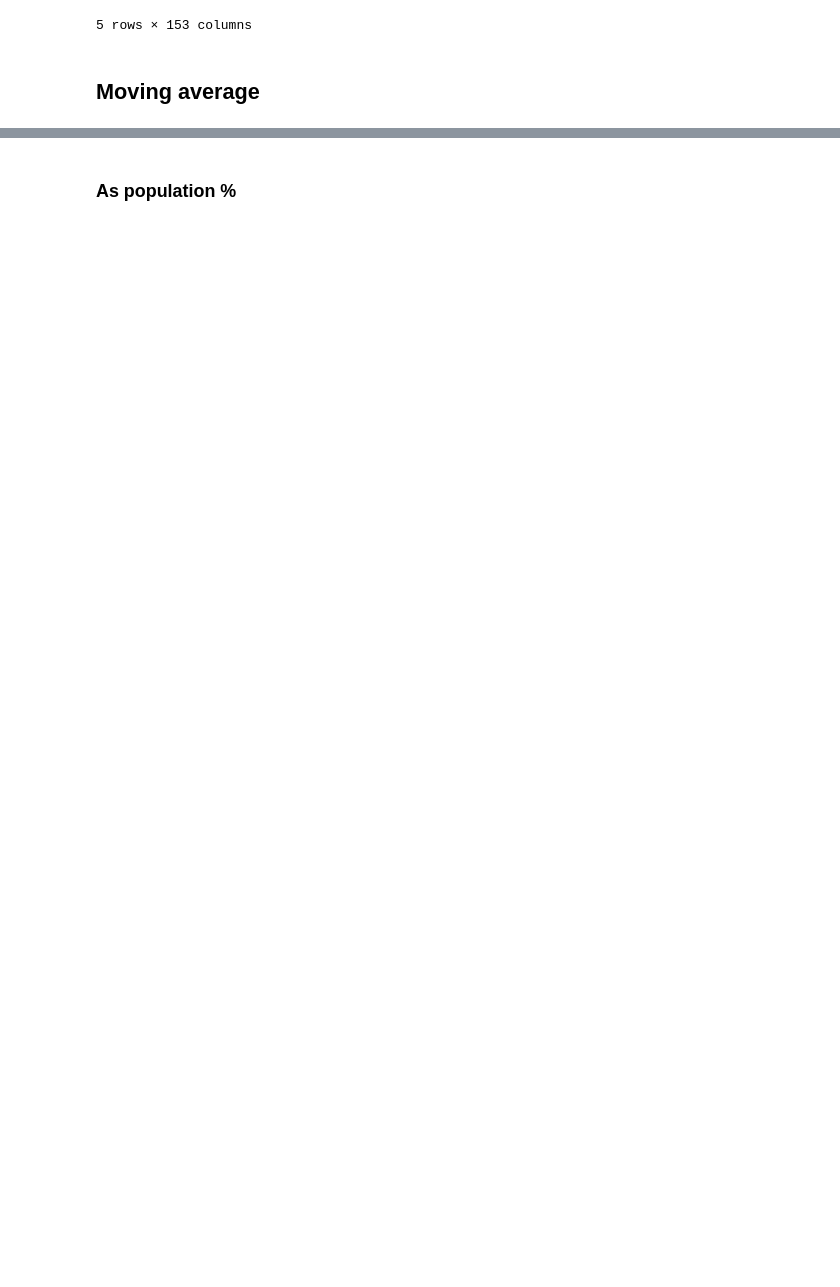
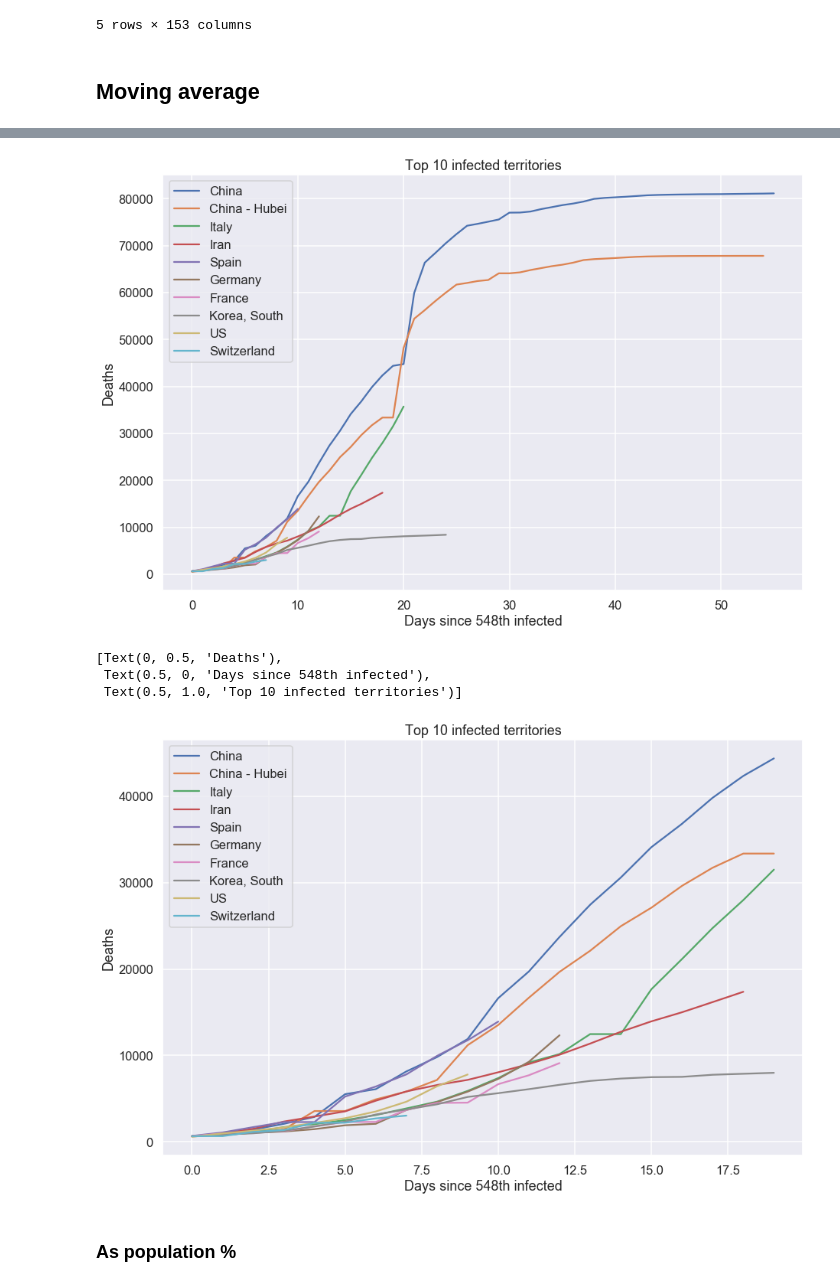
Before and after one commit to bleand/covid-19, a Jupyter notebook: Untitled.ipynb, the cells around one changed output, grey strips where cells are left out. Saved outputs shown, nothing was run; the diff lists cells and outputs as text; code cells hidden in the pictures; blank space fills up the shorter version.

```diff
--- a/Untitled.ipynb
+++ b/Untitled.ipynb
@@ -151,20 +168,26 @@ sns.lineplot(data=csse['absolute'][['non-China-Italy']], markers=True, dashes=Tr
 # %%
 plt.figure(figsize=(15, 10))
 sns.set_context("talk")
 #sns.lineplot(data=csse['confirmed'][['non-China-Italy_daily']], markers=True, dashes=False)
 #sns.lineplot(data=csse['recovered'][['non-China-Italy_daily']], markers=False, dashes=True)
 top_10 = list(csse['confirmed'][territories].iloc[len(csse['confirmed'])-1].sort_values(ascending=False).head(10).index)
 #countries = ['China', 'Italy',  'France', 'Germany', 'Iran', 'Korea, South', 'United Kingdom']#'US',
 for c in top_10:
-    ax = sns.lineplot(x=csse['ma'][csse['confirmed'][c]>548][c+'_daysplus'],
-                 y=csse['ma'][csse['confirmed'][c]>548][c], markers=True, dashes=True, label=c)
-ax.set(xlabel='Days since 548th infected', ylabel='Change on the number of infected people', title='Top 10 infected territories')
+    ax = sns.lineplot(x=csse['confirmed'][csse['confirmed'][c]>548][c+'_daysplus'],
+                 y=csse['confirmed'][csse['confirmed'][c]>548][c], markers=True, dashes=True, label=c)
+ax.set(xlabel='Days since 548th infected', ylabel='Deaths', title='Top 10 infected territories')
 plt.show()
 plt.figure(figsize=(15, 10))
 for c in top_10:
-    ax = sns.lineplot(x=csse['ma'][(csse['absolute'][c]>548) & (csse['confirmed'][c+'_daysplus']<20)][c+'_daysplus'],
-                 y=csse['ma'][(csse['absolute'][c]>548) & (csse['confirmed'][c+'_daysplus']<20)][c], markers=True, dashes=True, label=c)
-ax.set(xlabel='Days since 548th infected', ylabel='Change on the number of infected people', title='Top 10 infected territories')
+    ax = sns.lineplot(x=csse['confirmed'][(csse['absolute'][c]>548) & (csse['confirmed'][c+'_daysplus']<20)][c+'_daysplus'],
+                 y=csse['confirmed'][(csse['absolute'][c]>548) & (csse['confirmed'][c+'_daysplus']<20)][c], markers=True, dashes=True, label=c)
+ax.set(xlabel='Days since 548th infected', ylabel='Deaths', title='Top 10 infected territories')
+# %% [output]
+[figure, added]
+[Text(0, 0.5, 'Deaths'),
+ Text(0.5, 0, 'Days since 548th infected'),
+ Text(0.5, 1.0, 'Top 10 infected territories')]
+[figure, added]
 # %% [markdown]
 ### As population %
 # %%
```
Also changed, not shown: parts of 15 cells of this notebook.
